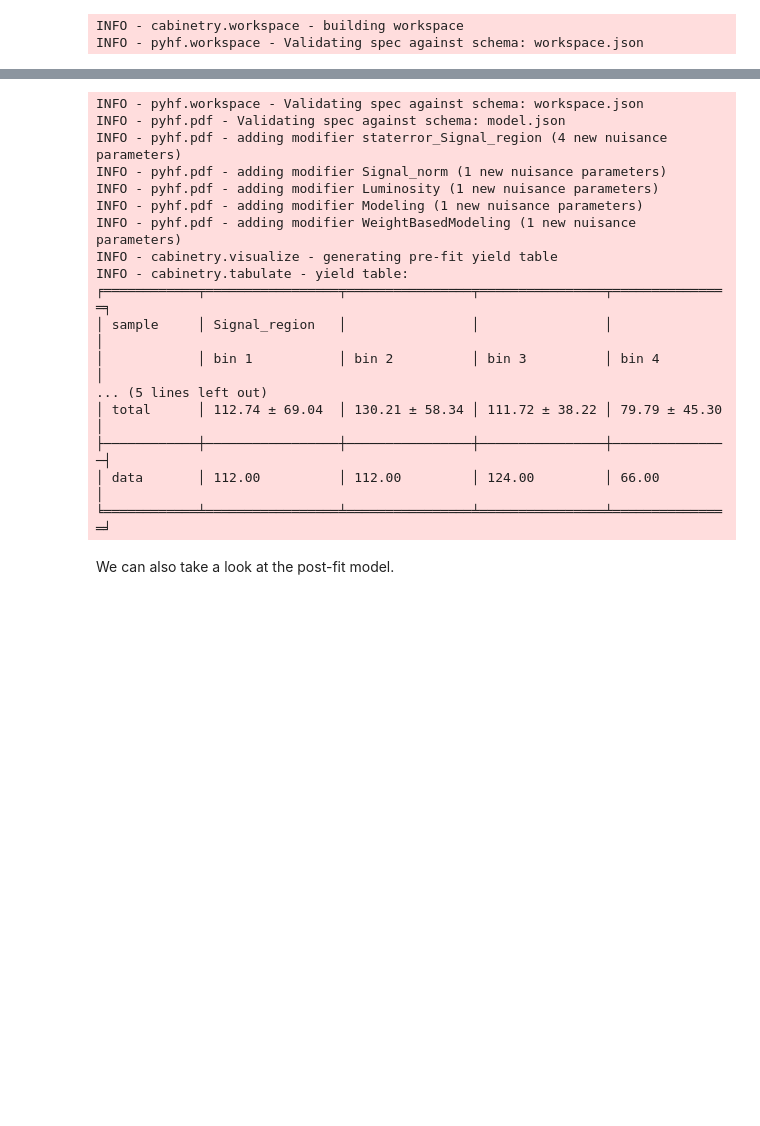
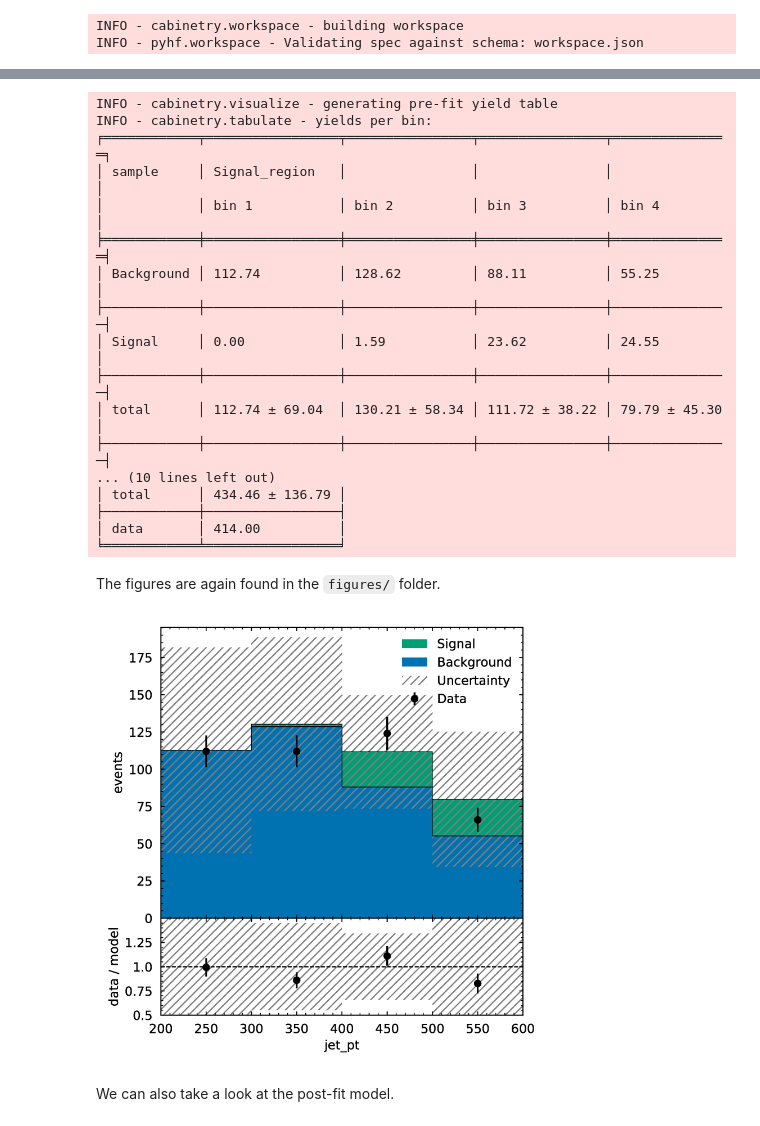
Before and after one commit to cabinetry/cabinetry-tutorials, a Jupyter notebook: example.ipynb, the cells around one changed output, grey strips where cells are left out. Drawn from its saved outputs; the diff is of its cells as text; code cells hidden in the pictures; blank space fills up the shorter version.

```diff
--- a/example.ipynb
+++ b/example.ipynb
@@ -209,23 +213,31 @@ The `visualize` module also contains functionality to plot data/MC distributions
 # %%
-cabinetry.visualize.data_MC(cabinetry_config, ws)
+cabinetry.visualize.data_MC(model, data, config=cabinetry_config)
 # %% [output]
-INFO - pyhf.workspace - Validating spec against schema: workspace.json
-INFO - pyhf.pdf - Validating spec against schema: model.json
-INFO - pyhf.pdf - adding modifier staterror_Signal_region (4 new nuisance parameters)
-INFO - pyhf.pdf - adding modifier Signal_norm (1 new nuisance parameters)
-INFO - pyhf.pdf - adding modifier Luminosity (1 new nuisance parameters)
-INFO - pyhf.pdf - adding modifier Modeling (1 new nuisance parameters)
-INFO - pyhf.pdf - adding modifier WeightBasedModeling (1 new nuisance parameters)
 INFO - cabinetry.visualize - generating pre-fit yield table
-INFO - cabinetry.tabulate - yield table:
+INFO - cabinetry.tabulate - yields per bin:
 ╒════════════╤═════════════════╤════════════════╤════════════════╤═══════════════╕
 │ sample     │ Signal_region   │                │                │               │
 │            │ bin 1           │ bin 2          │ bin 3          │ bin 4         │
-... (5 lines left out)
+╞════════════╪═════════════════╪════════════════╪════════════════╪═══════════════╡
+│ Background │ 112.74          │ 128.62         │ 88.11          │ 55.25         │
+├────────────┼─────────────────┼────────────────┼────────────────┼───────────────┤
+│ Signal     │ 0.00            │ 1.59           │ 23.62          │ 24.55         │
+├────────────┼─────────────────┼────────────────┼────────────────┼───────────────┤
 │ total      │ 112.74 ± 69.04  │ 130.21 ± 58.34 │ 111.72 ± 38.22 │ 79.79 ± 45.30 │
 ├────────────┼─────────────────┼────────────────┼────────────────┼───────────────┤
-│ data       │ 112.00          │ 112.00         │ 124.00         │ 66.00         │
-╘════════════╧═════════════════╧════════════════╧════════════════╧═══════════════╛
+... (10 lines left out)
+│ total      │ 434.46 ± 136.79 │
+├────────────┼─────────────────┤
+│ data       │ 414.00          │
+╘════════════╧═════════════════╛
+# %% [markdown]
+The figures are again found in the `figures/` folder.
+# %%
+!gs -dSAFER -dBATCH -dNOPAUSE -dQUIET -sDEVICE=png16m -r400 \
+  -sOutputFile="figures/Signal_region_prefit.png" "figures/Signal_region_prefit.pdf"
+Image("figures/Signal_region_prefit.png", width=450)
+# %% [output]
+[figure, added]
 # %% [markdown]
 We can also take a look at the post-fit model.
 # %%
```
Also changed, not shown: parts of 35 cells of this notebook, 3 other files.
